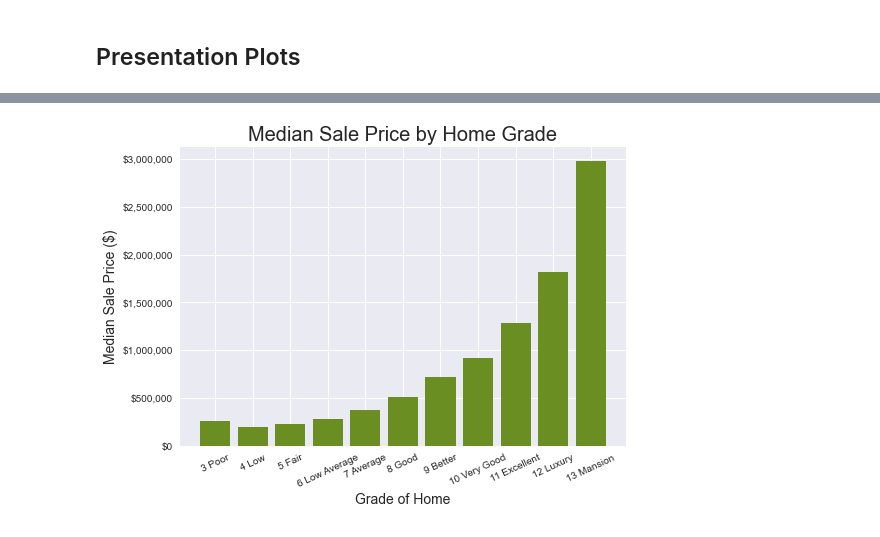
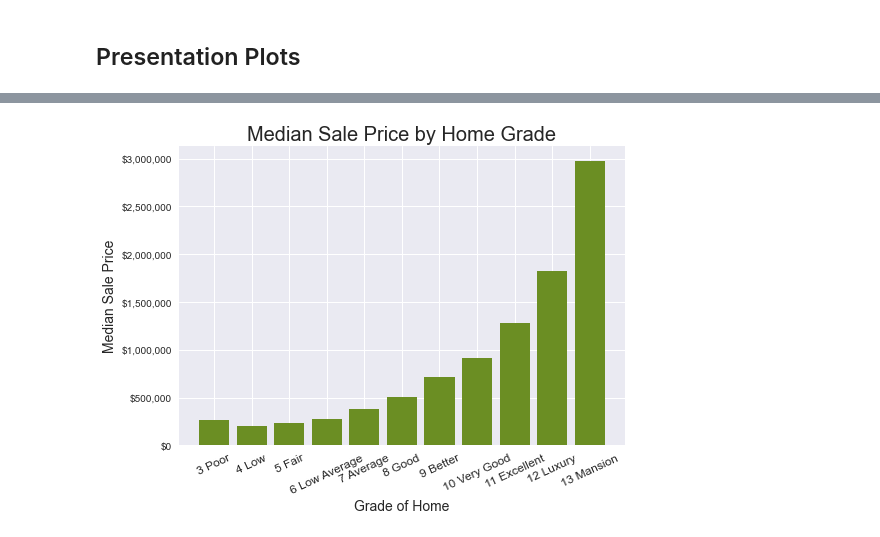
Before and after one commit to DrewFHolcombe/Housing-Sales-Analysis, a Jupyter notebook: Scratch Code/Drew.ipynb, the cells around one changed output, grey strips where cells are left out. Saved outputs shown, nothing was run; the diff lists cells and outputs as text; code cells hidden in the pictures.

```diff
--- a/Scratch Code/Drew.ipynb
+++ b/Scratch Code/Drew.ipynb
@@ -1046,15 +1045,16 @@ for x in grades:
 # %%
 plt.style.use('seaborn')
 fig, ax = plt.subplots()
 ax.bar(x=grades, height=grade_med_price, color="olivedrab")
 ax.set_title("Median Sale Price by Home Grade", size=20)
 ax.set_xlabel("Grade of Home", size=14)
-ax.set_ylabel("Median Sale Price ($)", size=14)
+ax.set_ylabel("Median Sale Price", size=14)
 plt.ticklabel_format(axis="y", style='plain')
-plt.xticks(rotation=30)
+plt.xticks(rotation=45, size=12)
 fmt = '${x:,.0f}'
 tick = mtick.StrMethodFormatter(fmt)
 ax.yaxis.set_major_formatter(tick)
 plt.xticks(rotation=25);
+# plt.savefig("./HomeGrade.png", bbox_inches="tight", transparent=True, dpi=600);
 # %% [output]
-[figure, old version]
+[figure, new version]
```
Also changed, not shown: parts of 24 cells of this notebook.
